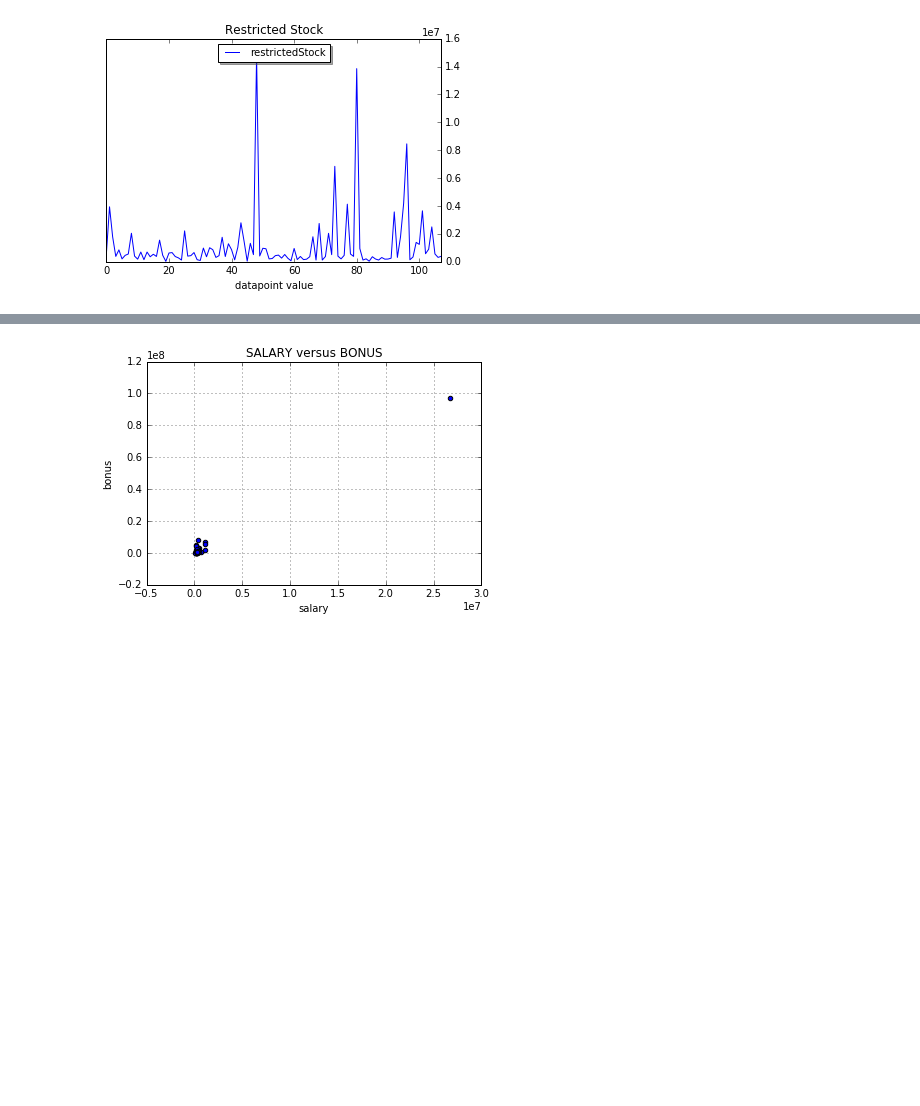
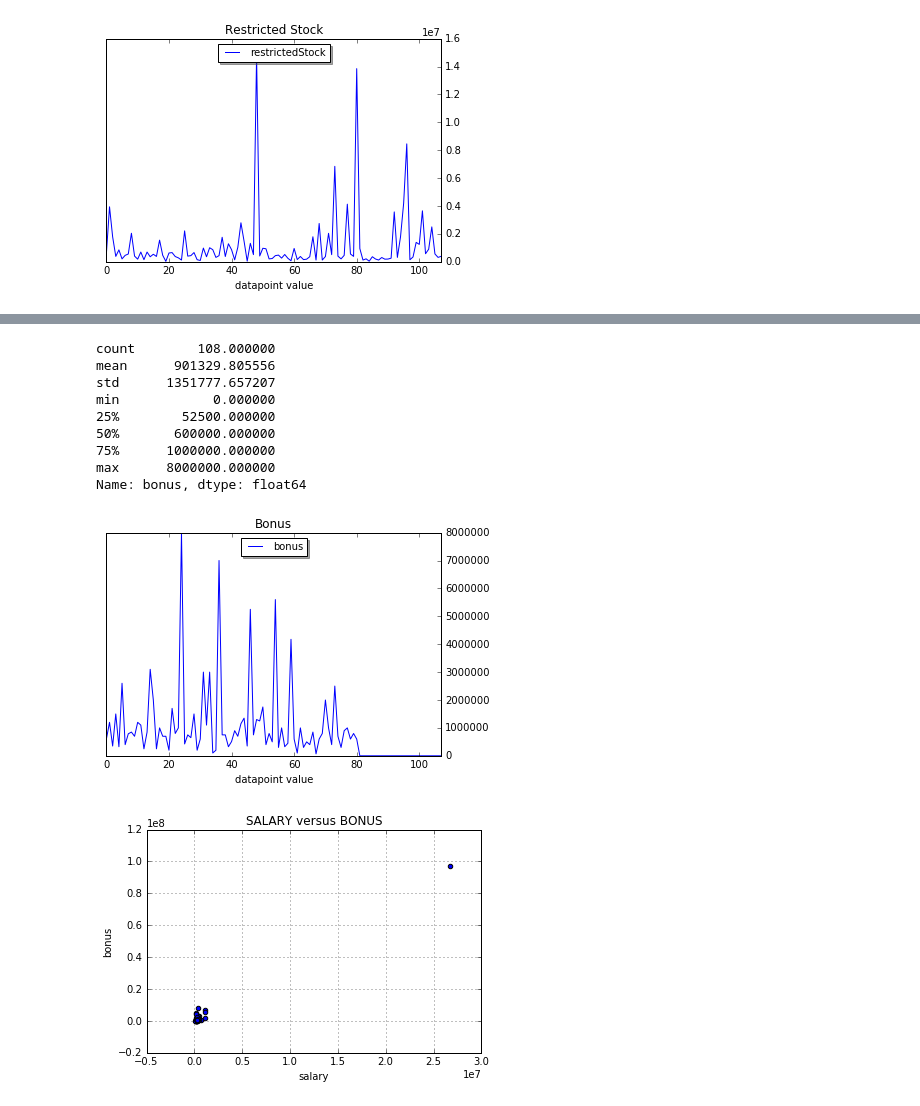
Before and after one commit to omoju/identifyFraudFromEnronEmail, a Jupyter notebook: cleanDataForOutliers.ipynb, the cells around one changed output, grey strips where cells are left out. Cells and saved outputs as stored; diff of their text form; code cells hidden in the pictures; blank space fills up the shorter version.

```diff
--- a/cleanDataForOutliers.ipynb
+++ b/cleanDataForOutliers.ipynb
@@ -129,3 +141,24 @@ Name: restrictedStock, dtype: float64
+# %%
+ax2 = df['bonus'].plot()
+ax2.yaxis.tick_right()
+
+_= plt.xlabel('datapoint value')
+_= plt.title('Bonus')
+
+_= plt.legend(loc='upper center', shadow=True, fontsize='medium')
+
+df['bonus'].describe()
+# %% [output]
+count        108.000000
+mean      901329.805556
+std      1351777.657207
+min            0.000000
+25%        52500.000000
+50%       600000.000000
+75%      1000000.000000
+max      8000000.000000
+Name: bonus, dtype: float64
+[figure, added]
 # %%
 data = compareTwoFeatures('salary', 'bonus', data_dict, "SALARY versus BONUS")
 # %% [output]
```
Also changed, not shown: parts of 2 cells of this notebook, 3 other files.
